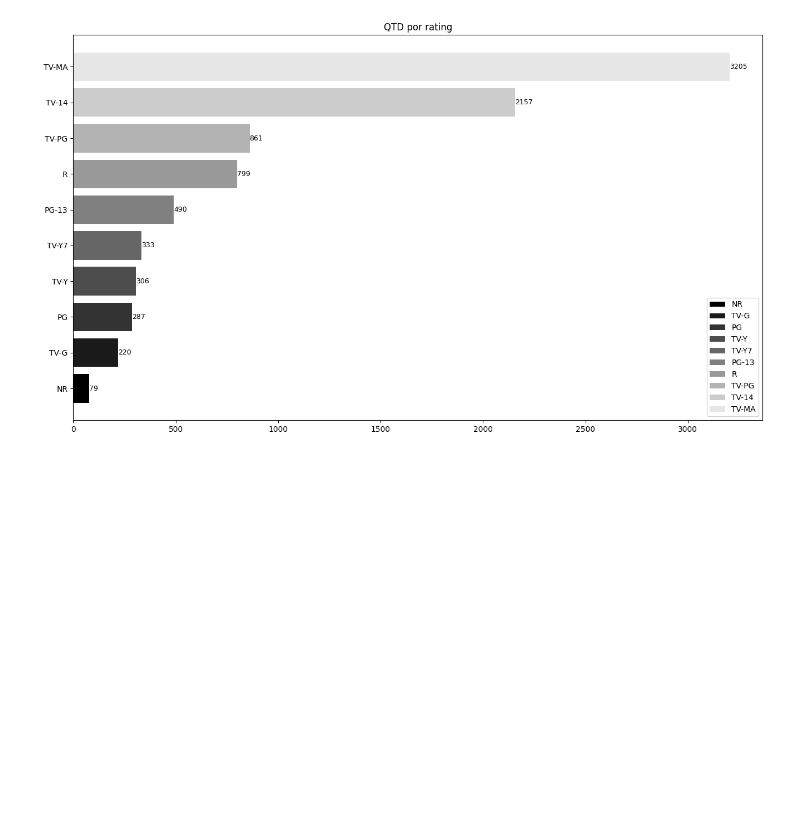
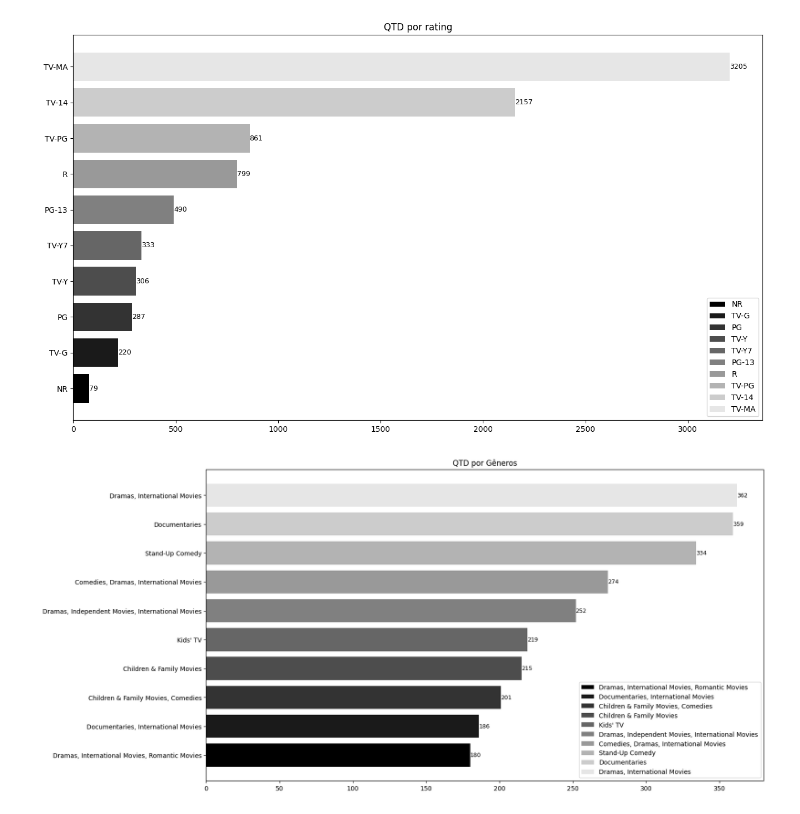
Before and after one commit to NicolasRaphael/Netflix_Analysis_Visualization, a Jupyter notebook: netflix_analysis.ipynb, the cells around one changed output. Cells and saved outputs as stored; diff of their text form; code cells hidden in the pictures; blank space fills up the shorter version.

Commit message:
Updated em algumas linhas de código deixando mais eficaz, criando o gráfico baseado na coluna listed_in.

```diff
--- a/netflix_analysis.ipynb
+++ b/netflix_analysis.ipynb
@@ -295,3 +287,26 @@ ax.bar_label(bars,fontsize=9)
 plt.show()
 # %% [output]
 [figure]
+# %%
+# Avaliações dos filmes. Iremos plotar no gráfico somente os 10 primeiros rating utilizando o iloc.
+listed_in = (frame['listed_in'].value_counts().reset_index()).iloc[:10]
+# nome para as colunas.
+listed_in.columns = ['listed_in','count']
+# Colocando o nosso dataframe em ordem ascendente.
+listed_in = listed_in.sort_values('count')
+
+genres = listed_in['listed_in']
+count = listed_in['count']
+
+colors = [str(i/len(genres)) for i in range(len(genres))]
+fig, ax = plt.subplots(figsize=(16,9))
+
+bars = ax.barh(genres, count, color=colors)
+
+#Adicionando um título, legenda e rótulo de dados
+ax.set_title("QTD por Gêneros",loc='center')
+ax.legend(bars, genres)
+ax.bar_label(bars,fontsize=9)
+plt.show()
+# %% [output]
+[figure, added]
```
Also changed, not shown: parts of 10 cells of this notebook.
